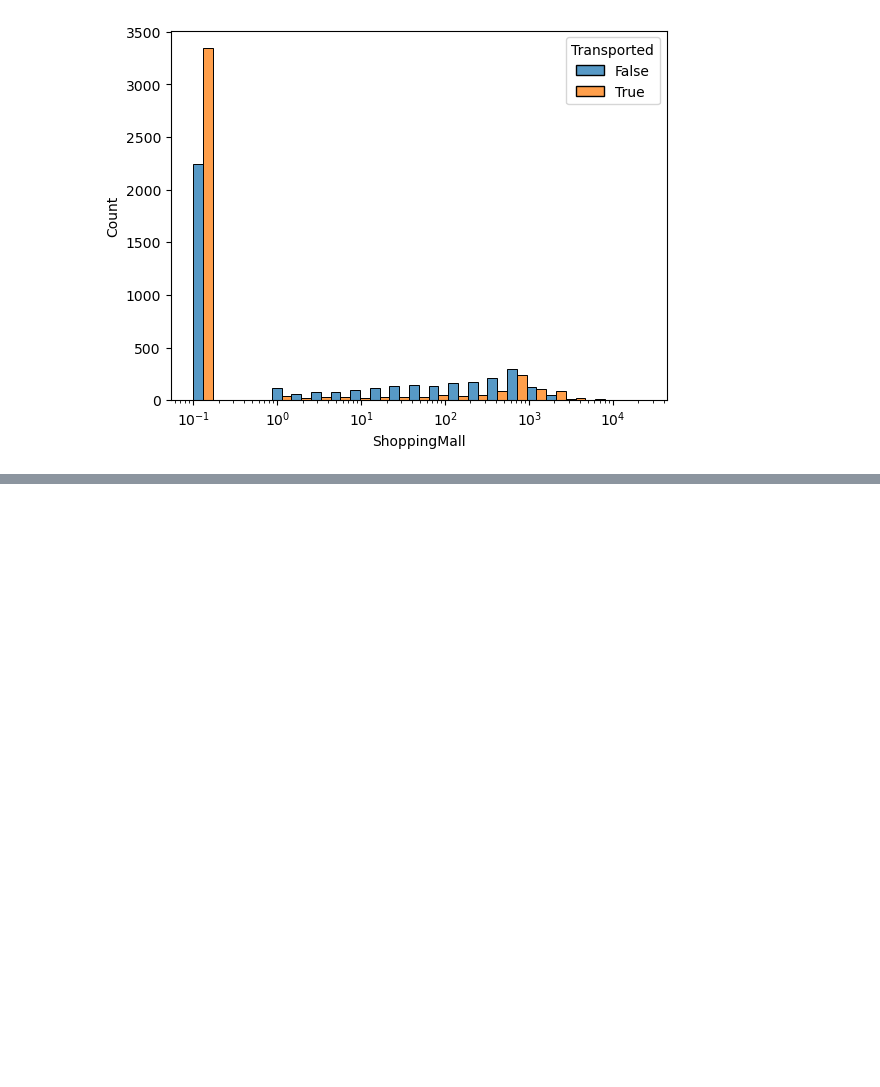
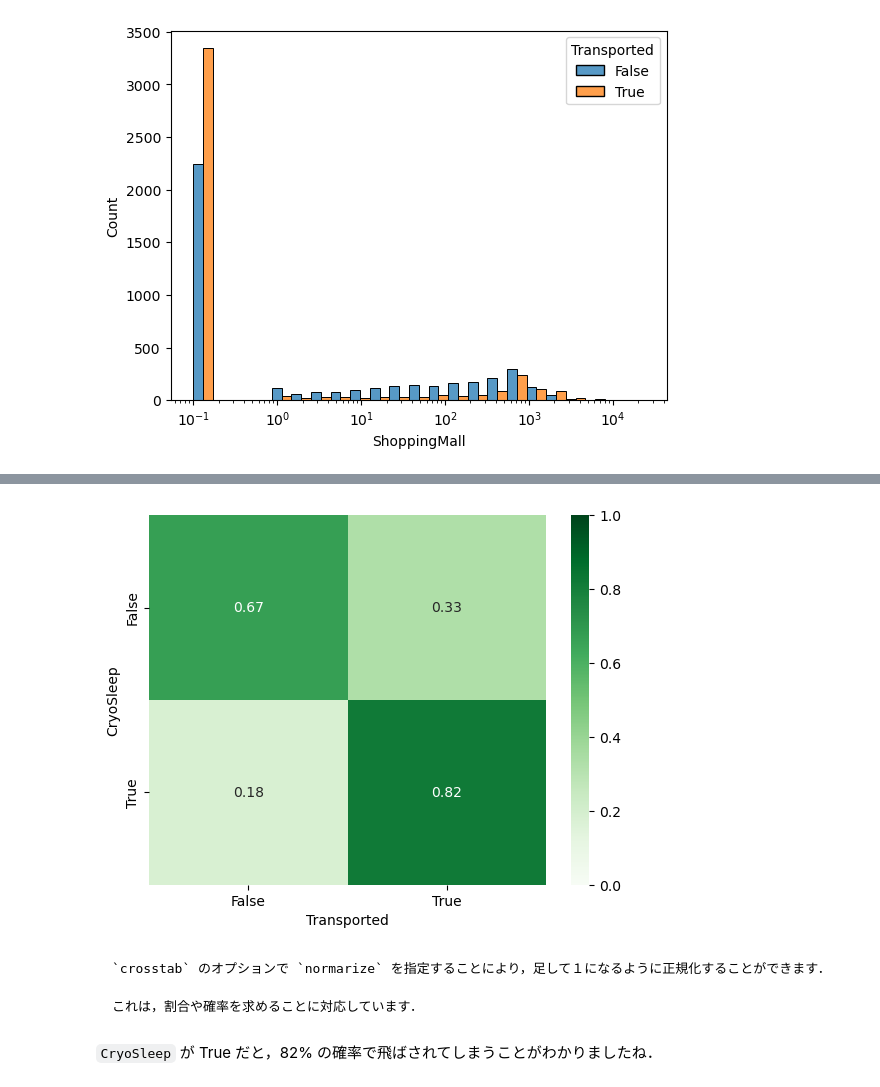
Before and after one commit to Seasawher/spaceship-titanic, a Jupyter notebook: book/relation.ipynb, the cells around one changed output, grey strips where cells are left out. Drawn from its saved outputs; the diff is of its cells as text; code cells hidden in the pictures; blank space fills up the shorter version.

````diff
--- a/book/relation.ipynb
+++ b/book/relation.ipynb
@@ -153,0 +211,16 @@ plt.show()
+# %%
+sleep_cross = pd.crosstab(
+    train_data["CryoSleep"], train_data["Transported"], normalize="index"
+)
+sns.heatmap(sleep_cross, cmap="Greens", vmax=1, vmin=0, annot=True)
+plt.show()
+# %% [output]
+[figure, added]
+# %% [markdown]
+```{note}
+`crosstab` のオプションで `normarize` を指定することにより，足して１になるように正規化することができます．
+
+これは，割合や確率を求めることに対応しています．
+```
+# %% [markdown]
+`CryoSleep` が True だと，82% の確率で飛ばされてしまうことがわかりましたね．
````
Also changed, not shown: parts of 22 cells of this notebook.
